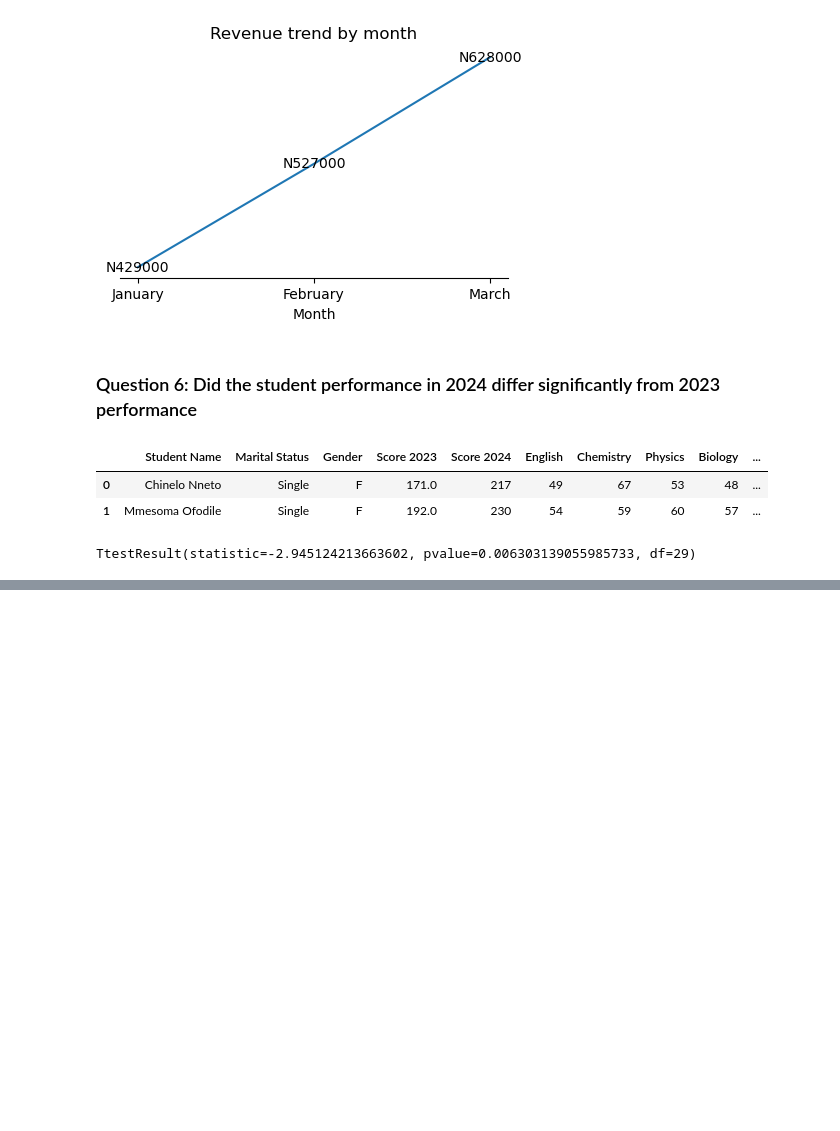
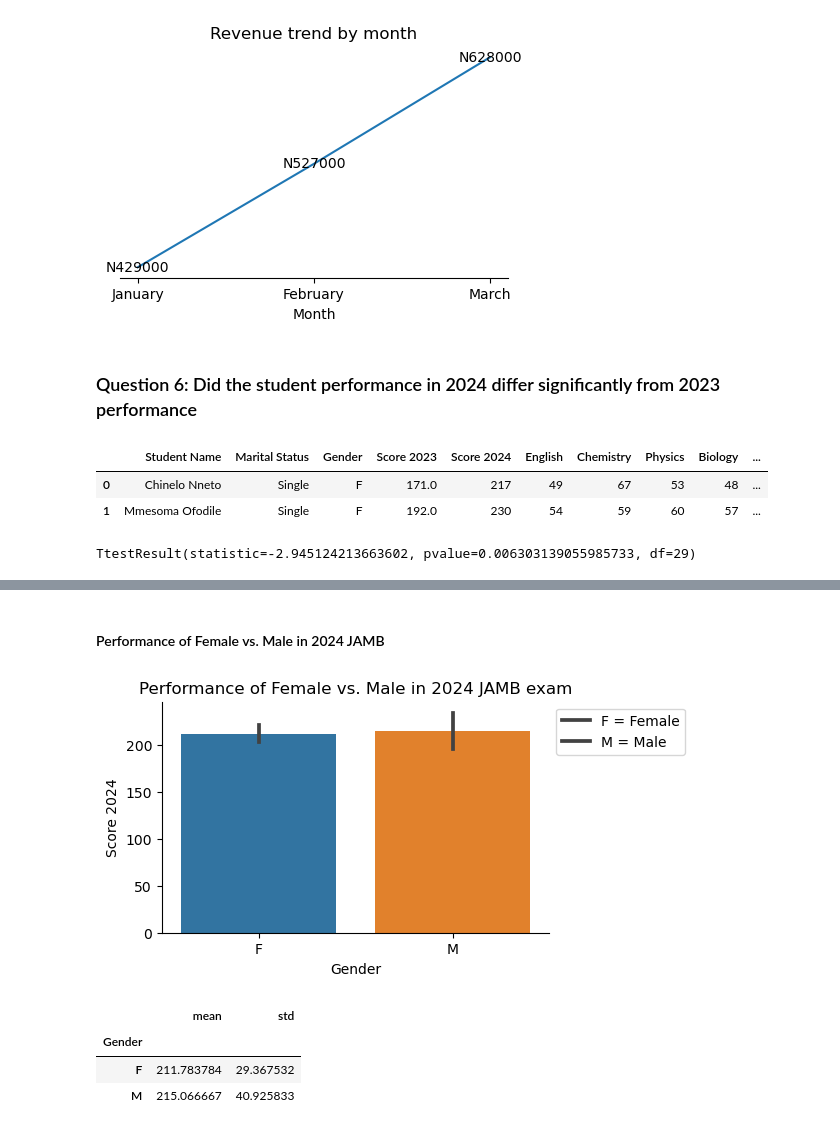
Before and after one commit to valezenwanne/Performance_of_UltraBrain_Students_in_2024_JAMB_Exam, a Jupyter notebook: Performance of Ultra-Brain Student in 2024 JAMB.ipynb, the cells around one changed output, grey strips where cells are left out. Cells and saved outputs as stored; diff of their text form; code cells hidden in the pictures; blank space fills up the shorter version.

Commit message:
add some chart and analysis

```diff
--- a/Performance of Ultra-Brain Student in 2024 JAMB.ipynb
+++ b/Performance of Ultra-Brain Student in 2024 JAMB.ipynb
@@ -1188,0 +1191,25 @@ TtestResult(statistic=-2.945124213663602, pvalue=0.006303139055985733, df=29)
+# %% [markdown]
+#### Performance of Female vs. Male in 2024 JAMB
+# %%
+# plotting a barplot of the 2024 JAMB score of the male and female
+
+fig, ax = plt.subplots(figsize=[5,3])
+
+sns.barplot(data=df, x='Gender', y='Score 2024')
+
+#add title
+ax.set_title('Performance of Female vs. Male in 2024 JAMB exam')
+ax.spines[['top','right']].set_visible(False)
+ax.legend(['F = Female', 'M = Male'], bbox_to_anchor=(1,1))
+
+plt.show()
+# %% [output]
+[figure, added]
+# %%
+#grouping by gender and calculating the mean score and standard deviation
+df.groupby(['Gender']).agg(mean=('Score 2024', 'mean'), std=('Score 2024', 'std'))
+# %% [output]
+|  | mean | std |
+| Gender |  |  |
+| F | 211.783784 | 29.367532 |
+| M | 215.066667 | 40.925833 |
```
Also changed, not shown: parts of 13 cells of this notebook.
